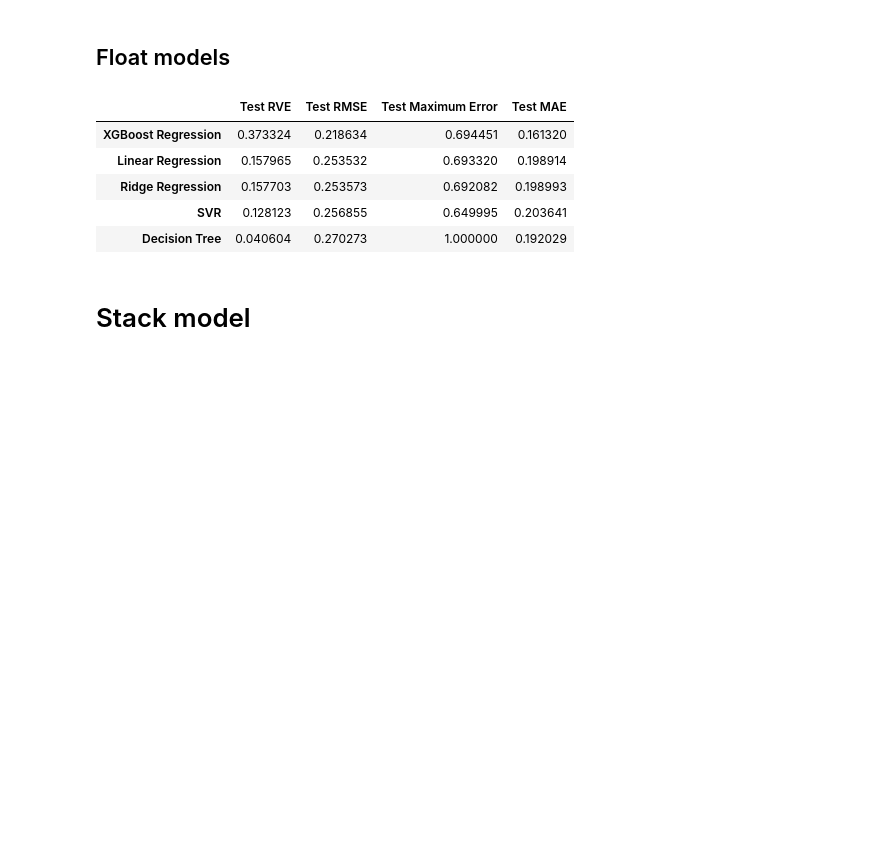
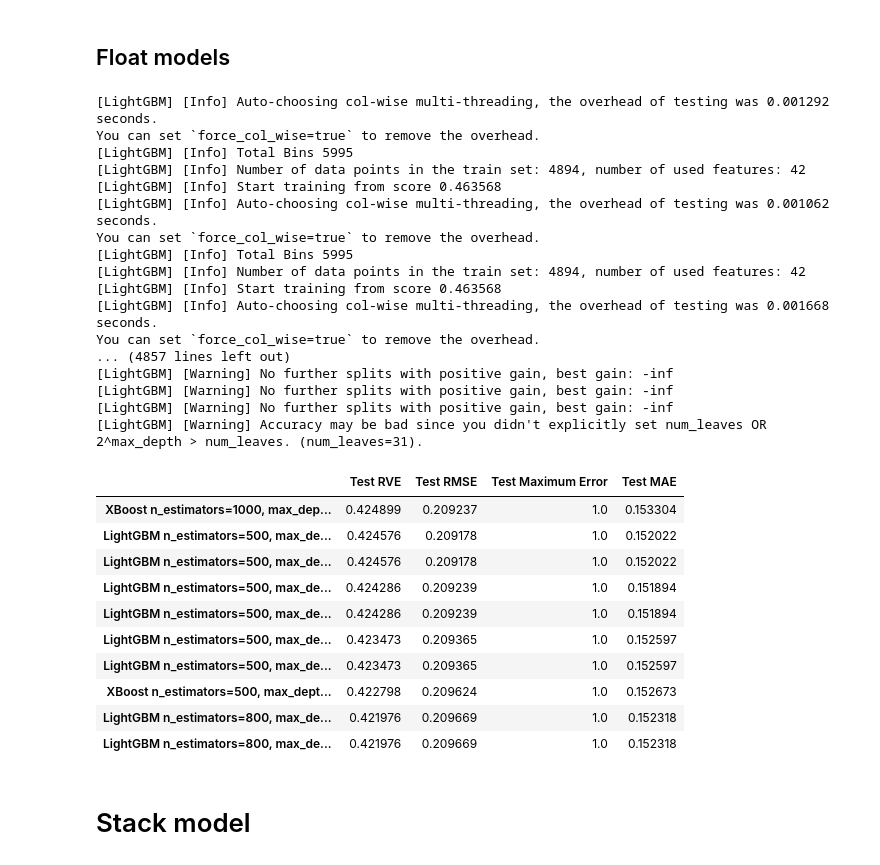
Before and after one commit to a59490/G23_ML_HA3, a Jupyter notebook: HA3G23.ipynb, the cells around one changed output. Saved outputs shown, nothing was run; the diff lists cells and outputs as text; code cells hidden in the pictures; blank space fills up the shorter version.

```diff
--- a/HA3G23.ipynb
+++ b/HA3G23.ipynb
@@ -467,3 +518,14 @@ models={'Linear Regression': LinearRegression(),
         'SVR': SVR(),
         'Decision Tree': DecisionTreeRegressor(  random_state=23),
  }
+
+
+for i in (100,500,800):
+    for j in [None,2, 8,10,30]:
+            models[f'Random Forest  n_estimators={i}, max_depth={j}'] = RandomForestRegressor(n_estimators=i, max_depth=j, random_state=23)
+
+for i in (100,200,500,800,1000):
+    for j in [None,2,8,10,20]:
+            for l in [None, 0.001, 0.01, 0.1]:
+                models[f'LightGBM  n_estimators={i}, max_depth={j}, learning_rate{l}'] = LGBMRegressor(n_estimators=i, max_depth=j, random_state=23,learning_rate=l)
+                models[f'XBoost  n_estimators={i}, max_depth={j}, learning_rate{l} '] = XGBRegressor(n_estimators=i, max_depth=j, random_state=23,learning_rate=l)
@@ -525,17 +595,39 @@ results_float.head(10)
 # %% [markdown]
 ## Float models
 # %%
-classifier = RandomForestClassifier(n_estimators=100, max_depth=None, random_state=23) # aqui pomos o melhor classifier que encontramos!!!!!!!!!!!!!
+classifier = LGBMClassifier(learning_rate=0.1, n_estimators=500, num_leaves=60,verbose=-1)
 results_float=regression_model_evaluation(X_train_float_reg, X_test_float_reg, y_train_float_reg, y_test_float_reg, models, classifier)
 results_float.sort_values(by='Test RVE',ascending=False, inplace=True)
 results_float.head(10)
 # %% [output]
+[LightGBM] [Info] Auto-choosing col-wise multi-threading, the overhead of testing was 0.001292 seconds.
+You can set `force_col_wise=true` to remove the overhead.
+[LightGBM] [Info] Total Bins 5995
+[LightGBM] [Info] Number of data points in the train set: 4894, number of used features: 42
+[LightGBM] [Info] Start training from score 0.463568
+[LightGBM] [Info] Auto-choosing col-wise multi-threading, the overhead of testing was 0.001062 seconds.
+You can set `force_col_wise=true` to remove the overhead.
+[LightGBM] [Info] Total Bins 5995
+[LightGBM] [Info] Number of data points in the train set: 4894, number of used features: 42
+[LightGBM] [Info] Start training from score 0.463568
+[LightGBM] [Info] Auto-choosing col-wise multi-threading, the overhead of testing was 0.001668 seconds.
+You can set `force_col_wise=true` to remove the overhead.
+... (4857 lines left out)
+[LightGBM] [Warning] No further splits with positive gain, best gain: -inf
+[LightGBM] [Warning] No further splits with positive gain, best gain: -inf
+[LightGBM] [Warning] No further splits with positive gain, best gain: -inf
+[LightGBM] [Warning] Accuracy may be bad since you didn't explicitly set num_leaves OR 2^max_depth > num_leaves. (num_leaves=31).
 |  | Test RVE | Test RMSE | Test Maximum Error | Test MAE |
-| XGBoost Regression | 0.373324 | 0.218634 | 0.694451 | 0.161320 |
-| Linear Regression | 0.157965 | 0.253532 | 0.693320 | 0.198914 |
-| Ridge Regression | 0.157703 | 0.253573 | 0.692082 | 0.198993 |
-| SVR | 0.128123 | 0.256855 | 0.649995 | 0.203641 |
-| Decision Tree | 0.040604 | 0.270273 | 1.000000 | 0.192029 |
+| XBoost n_estimators=1000, max_dep... | 0.424899 | 0.209237 | 1.0 | 0.153304 |
+| LightGBM n_estimators=500, max_de... | 0.424576 | 0.209178 | 1.0 | 0.152022 |
+| LightGBM n_estimators=500, max_de... | 0.424576 | 0.209178 | 1.0 | 0.152022 |
+| LightGBM n_estimators=500, max_de... | 0.424286 | 0.209239 | 1.0 | 0.151894 |
+| LightGBM n_estimators=500, max_de... | 0.424286 | 0.209239 | 1.0 | 0.151894 |
+| LightGBM n_estimators=500, max_de... | 0.423473 | 0.209365 | 1.0 | 0.152597 |
+| LightGBM n_estimators=500, max_de... | 0.423473 | 0.209365 | 1.0 | 0.152597 |
+| XBoost n_estimators=500, max_dept... | 0.422798 | 0.209624 | 1.0 | 0.152673 |
+| LightGBM n_estimators=800, max_de... | 0.421976 | 0.209669 | 1.0 | 0.152318 |
+| LightGBM n_estimators=800, max_de... | 0.421976 | 0.209669 | 1.0 | 0.152318 |
 # %% [markdown]
 # Stack model
 # %% [markdown]
```
Also changed, not shown: parts of 25 cells of this notebook, 2 other files.
